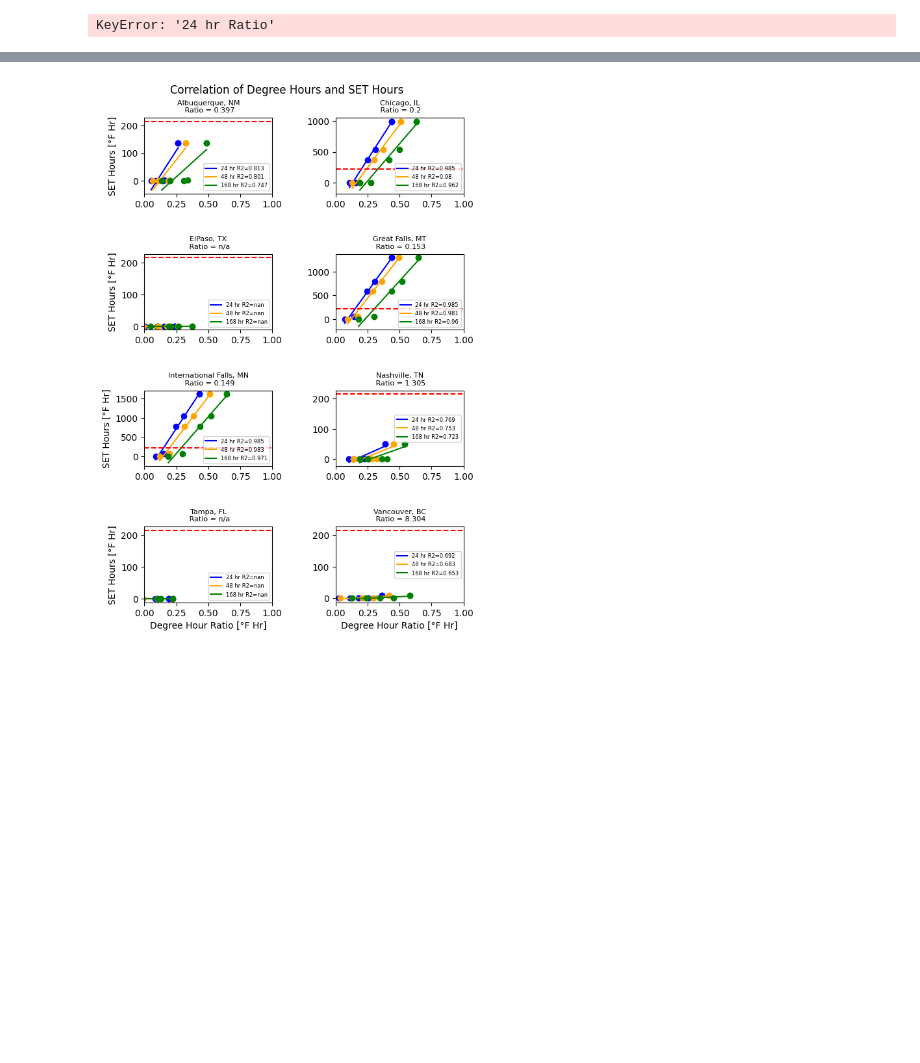
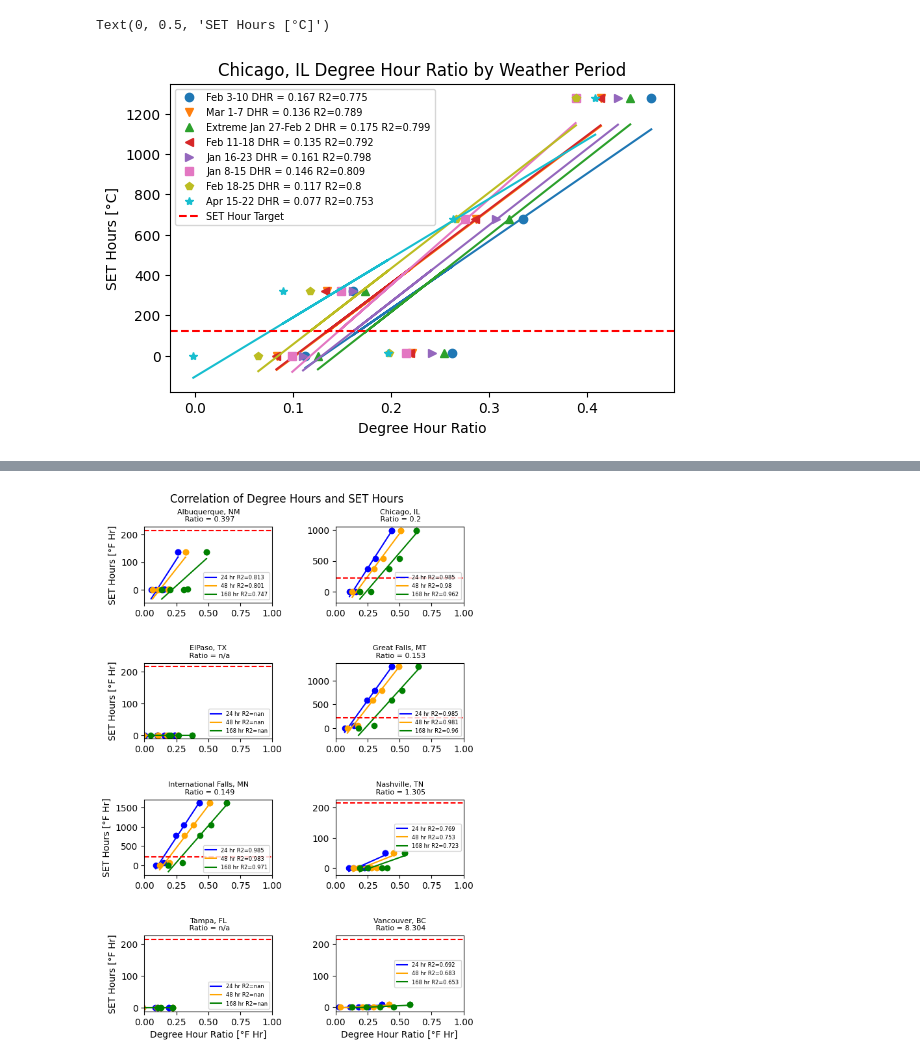
Before and after one commit to amitche8/IIT-PhD, a Jupyter notebook: Field Study/parametric_data.ipynb, the cells around one changed output, grey strips where cells are left out. Drawn from its saved outputs; the diff is of its cells as text; code cells hidden in the pictures; blank space fills up the shorter version.

```diff
--- a/Field Study/parametric_data.ipynb
+++ b/Field Study/parametric_data.ipynb
@@ -7,12 +12,12 @@ from statistics import mean
 # %%
-source_dir = "D:/School/IIT-PHD/FIeld Study/Parametrics/chiPar3"
+source_dir = "D:/School/IIT-PHD/FIeld Study/Parametrics/chicagoSolarRad"
 
 files = os.listdir(source_dir)
 os.chdir(source_dir)
 
 # test_file = "D:/School/IIT-PHD/Parametric results/Field Paper/p4_AlbuquerqueNM_Base Elec_NV_BRHourlyHeat.csv"
 
-heating_setpoint = 20
+heating_setpoint = 22.22222
 cooling_setpoint = 25
 
 
@@ -31,17 +36,24 @@ for file in files:
 
         IDB = list(df['ZONE1_OCC:Zone Air Temperature [C](Hourly)'])
         ODB = list(df['Environment:Site Outdoor Air Drybulb Temperature [C](Hourly)'])
+        diffuse_rad = list(df['Environment:Site Diffuse Solar Radiation Rate per Area [W/m2](Hourly)'])
+        direct_rad = list(df['Environment:Site Direct Solar Radiation Rate per Area [W/m2](Hourly)'])
 
         IDB_DH_24 = []
         ODB_DH_24 = []
         ODB_Avg_24 = []
+        direct_rad_24 = []
+        diffuse_rad_24 = []
 
         for temp in range(24):
             IDB_DH_24.append(heating_setpoint - IDB[temp])
             ODB_DH_24.append(heating_setpoint - ODB[temp])
             ODB_Avg_24.append(ODB[temp])
+            diffuse_rad_24.append(diffuse_rad[temp])
+            direct_rad_24.append(direct_rad[temp])
         ratio_24 = sum(IDB_DH_24)/sum(ODB_DH_24)
         average_24 = mean(ODB_Avg_24)
+        total_rad_24 = (sum(direct_rad_24) + sum(diffuse_rad_24))
 
         IDB_DH_48 = []
         ODB_DH_48 = []
@@ -74,7 +86,8 @@ for file in files:
             '168 hr Ratio':[ratio_168],
             '24 Avg ODB':[average_24],
             '48 Avg ODB':[average_48],
-            '168 Avg ODB':[average_168]
+            '168 Avg ODB':[average_168],
+            'Total 24 hr Radiation':[total_rad_24]
             })
 
         master_results = pd.concat([master_results,new_row], ignore_index=True)
@@ -132,17 +145,25 @@ for file in files:
 master_results.head()
 master_results.to_csv('master_results.csv')
 # %%
-data_file = "D:/School/IIT-PHD/FIeld Study/Parametrics/chiPar3/master_results.csv"
+data_file = "D:/School/IIT-PHD/FIeld Study/Parametrics/chicago/master_results2.csv"
 
 df = pd.read_csv(data_file)
 
-climates = set(list(df['Climate']))
+climates = ['Feb 3-10', 'Mar 1-7', 'Extreme Jan 27-Feb 2', 'Feb 11-18', 'Jan 16-23', 'Jan 8-15', 'Feb 18-25', 'Apr 15-22']
 
 print(climates)
 
+colors = ['tab:blue', 'tab:orange', 'tab:green', 'tab:red', 'tab:purple', 'tab:pink', 'tab:olive', 'tab:cyan']
+markers = ['o', 'v', '^', '<', '>', 's', 'p', '*']
 
 
 count = 0
+
+dhr_chi = []
+avg_t_chi = []
+
+fig = plt.figure()
+fig.set_size_inches(6.5, 4)
 
 for climate in climates:
 
@@ -154,28 +175,47 @@ for climate in climates:
     gr_168 = row['168 hr Ratio']
     set_hours = row['SET Hours']
 
-    plt.plot(gr_24, set_hours, 'o', color='blue')
+    avg_t_climate = list(row['24 Avg ODB'])[0]
+    # print(avg_t_climate)
+    avg_t_chi.append(avg_t_climate)
+
+
     m_24, b_24 = np.polyfit(gr_24, set_hours, 1)
-    plt.plot(gr_24, m_24*gr_24+b_24, color='blue')
+    ratio_target = round((120 -b_24)/m_24, 3)
+    R = np.corrcoef(gr_24, set_hours)[0,1]
+    R_Squared_24 = round(R*R,3)
+    plt.plot(gr_24, set_hours, 'o', color=colors[count], marker=markers[count], label=(str(climate)+
+            " DHR = " + str(ratio_target) + ' R2=' + str(R_Squared_24)))
+    plt.plot(gr_24, m_24*gr_24+b_24, color=colors[count],)
 
-    R = np.corrcoef(gr_24, set_hours)[0,1]
-    R_Squared_24 = R*R
+    dhr_chi.append(ratio_target)
 
-    plt.plot(gr_48, set_hours, 'o', color='orange')
-    m_48, b_48 = np.polyfit(gr_48, set_hours, 1)
-    plt.plot(gr_48, m_48*gr_48+b_48, color='orange')
 
-    R = np.corrcoef(gr_48, set_hours)[0,1]
-    R_Squared_48 = R*R
+    # plt.plot(gr_48, set_hours, 'o', color='orange')
+    # m_48, b_48 = np.polyfit(gr_48, set_hours, 1)
+    # plt.plot(gr_48, m_48*gr_48+b_48, color='orange')
 
-    plt.plot(gr_168, set_hours, 'o', color='green')
-    m_168, b_168 = np.polyfit(gr_168, set_hours, 1)
-    plt.plot(gr_168, m_168*gr_168+b_168, color='green')
+    # R = np.corrcoef(gr_48, set_hours)[0,1]
+    # R_Squared_48 = R*R
 
-    R = np.corrcoef(gr_168, set_hours)[0,1]
-    R_Squared_168 = R*R
+    # plt.plot(gr_168, set_hours, 'o', color='green')
+    # m_168, b_168 = np.polyfit(gr_168, set_hours, 1)
+    # plt.plot(gr_168, m_168*gr_168+b_168, color='green')
+
+    # R = np.corrcoef(gr_168, set_hours)[0,1]
+    # R_Squared_168 = R*R
 
     print(R_Squared_24)
-    print(R_Squared_48)
-    print(R_Squared_168)
+    # print(R_Squared_48)
+    # print(R_Squared_168)
+
+    count = count + 1
+
+
+
+plt.axhline(y=120, color='r', linestyle='--', label='SET Hour Target')
+plt.legend(fontsize=7)
+plt.title('Chicago, IL Degree Hour Ratio by Weather Period')
+plt.xlabel('Degree Hour Ratio')
+plt.ylabel('SET Hours [°C]')
 # %% [output]
@@ -183 +231,2 @@ for climate in climates:
-KeyError: '24 hr Ratio'
+Text(0, 0.5, 'SET Hours [°C]')
+[figure, added]
```
Also changed, not shown: parts of 12 cells of this notebook, 2 other files.
